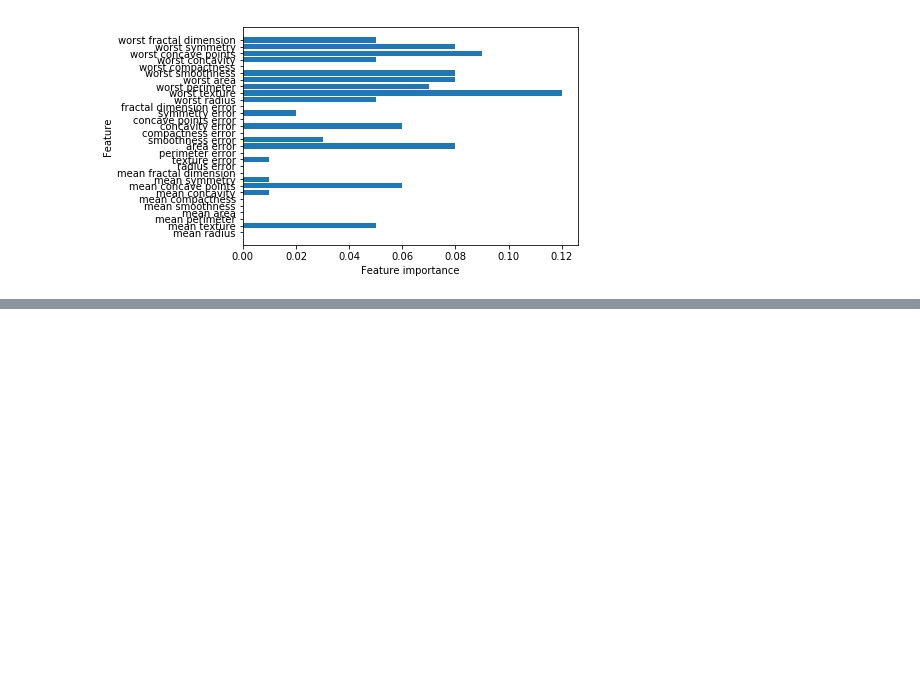
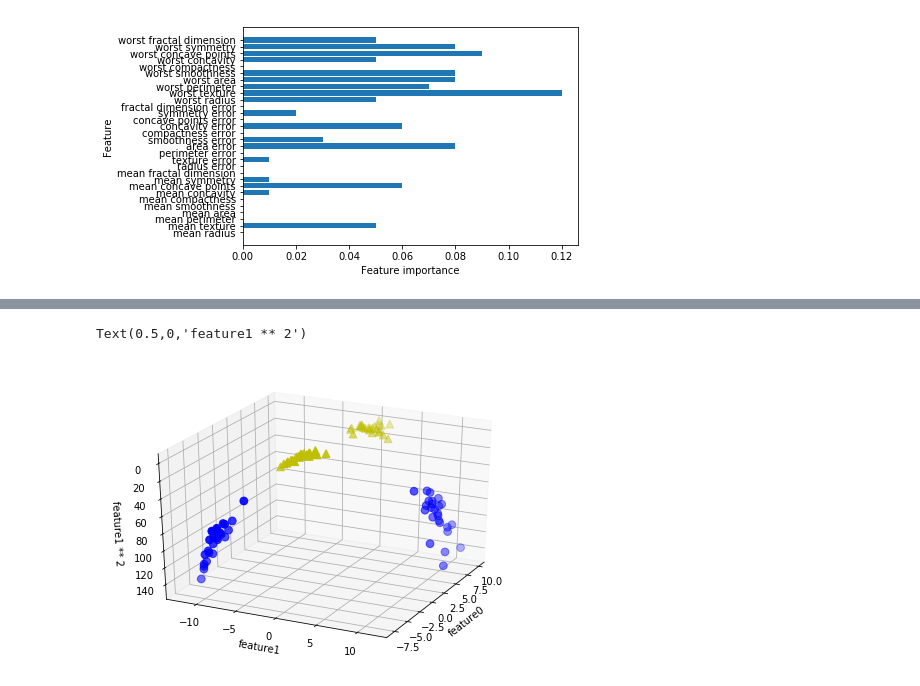
Before and after one commit to AnnYN/classify, a Jupyter notebook: supervised-learning-2.ipynb, the cells around one changed output, grey strips where cells are left out. Cells and saved outputs as stored; diff of their text form; code cells hidden in the pictures; blank space fills up the shorter version.

```diff
--- a/supervised-learning-2.ipynb
+++ b/supervised-learning-2.ipynb
@@ -198,0 +234,18 @@ plot_feature_importances_cancer(gbrt)
+# %%
+# add the squared first feature
+X_new = np.hstack([X, X[:, 1:] ** 2])
+
+from mpl_toolkits.mplot3d import Axes3D, axes3d
+figure = plt.figure()
+# visualize in 3D
+ax = Axes3D(figure, elev=-152, azim=-26)
+ # plot first all the points with y == 0, then all with y == 1
+mask=y==0
+ax.scatter(X_new[mask, 0], X_new[mask, 1], X_new[mask, 2], c='b',cmap=mglearn.cm2, s=60)
+ax.scatter(X_new[~mask, 0], X_new[~mask, 1], X_new[~mask, 2], c='y', marker='^',cmap=mglearn.cm2, s=60)
+ax.set_xlabel("feature0")
+ax.set_ylabel("feature1")
+ax.set_zlabel("feature1 ** 2")
+# %% [output]
+Text(0.5,0,'feature1 ** 2')
+[figure, added]
```
Also changed, not shown: parts of 47 cells of this notebook.
